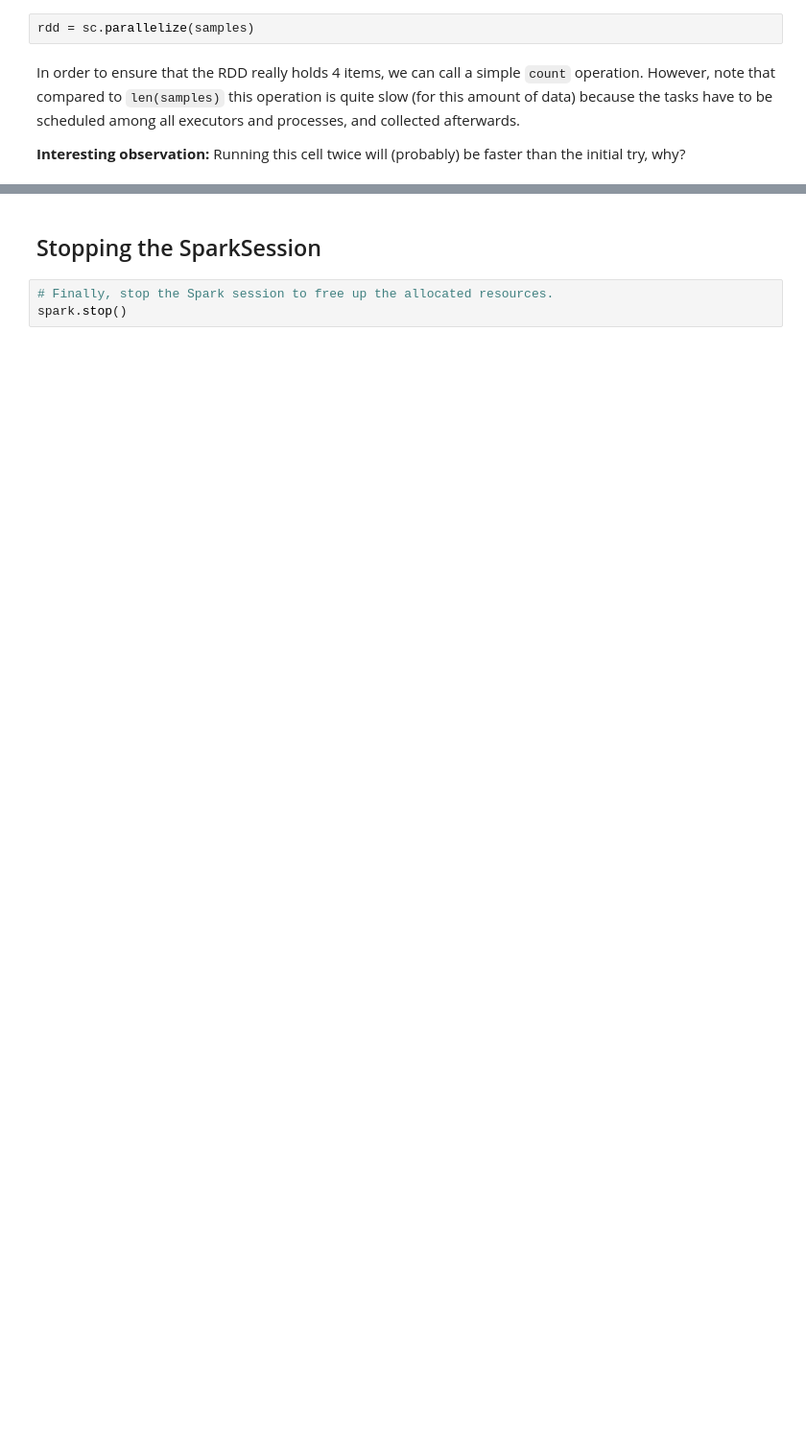
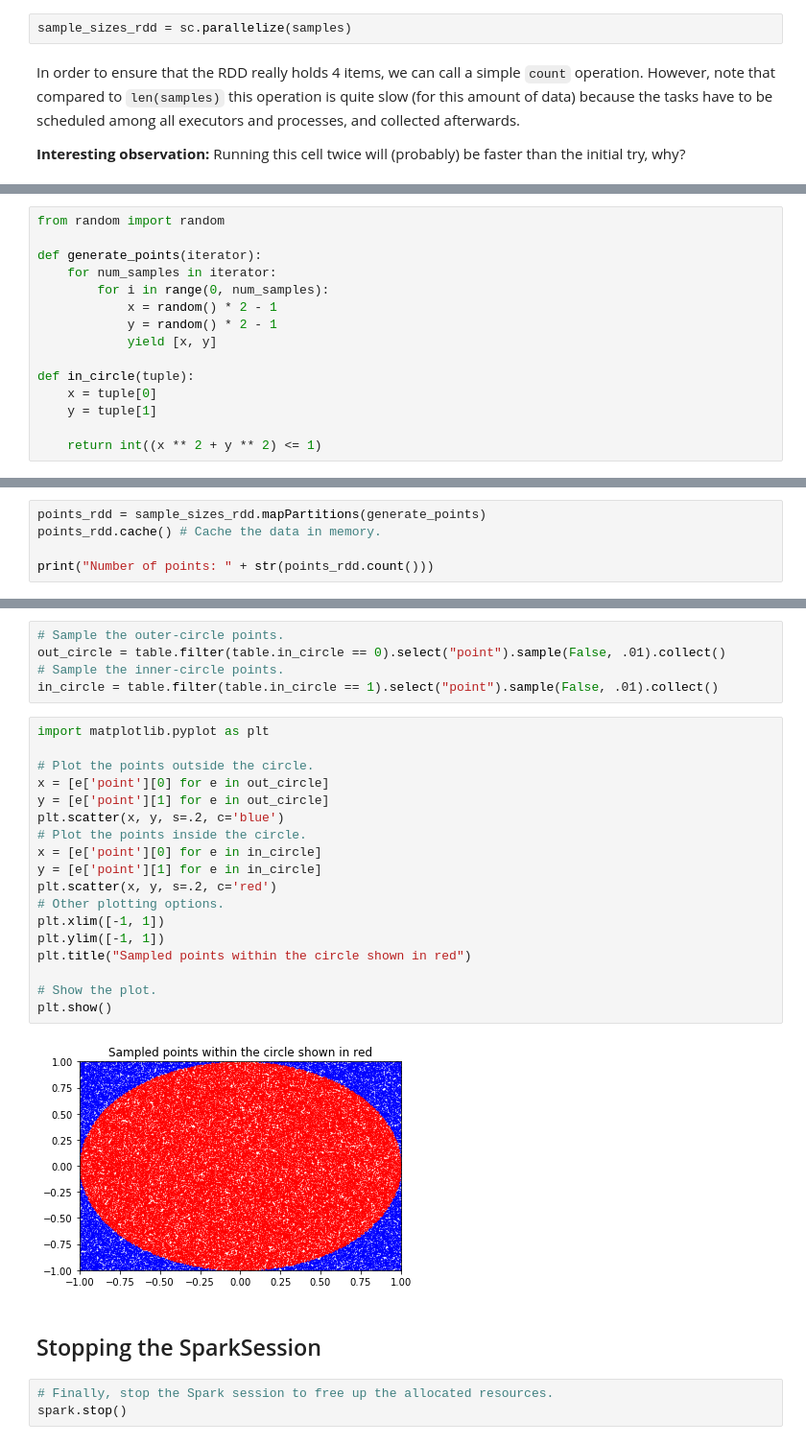
Before and after one commit to glouppe/info8002-large-scale-data-systems, a Jupyter notebook: tutorials/spark-tutorial.ipynb, the cells around one changed output, grey strips where cells are left out. Shown at 96% size. Saved outputs shown, nothing was run; the diff lists cells and outputs as text; blank space fills up the shorter version.

```diff
--- a/tutorials/spark-tutorial.ipynb
+++ b/tutorials/spark-tutorial.ipynb
@@ -114,7 +117,7 @@ samples = [samples_per_process] * num_parallel_tasks
 # %% [markdown]
 Now we have a list in the driver program which specifies the number of samples per process, we have to parallelize that list over the cluster.
 # %%
-rdd = sc.parallelize(samples)
+sample_sizes_rdd = sc.parallelize(samples)
 # %% [markdown]
 In order to ensure that the RDD really holds 4 items, we can call a simple `count` operation. However, note that compared to `len(samples)` this operation is quite slow (for this amount of data) because the tasks have to be scheduled among all executors and processes, and collected afterwards.
 
@@ -125,0 +139,15 @@ True
+# %%
+from random import random
+
+def generate_points(iterator):
+    for num_samples in iterator:
+        for i in range(0, num_samples):
+            x = random() * 2 - 1
+            y = random() * 2 - 1
+            yield [x, y]
+
+def in_circle(tuple):
+    x = tuple[0]
+    y = tuple[1]
+
+    return int((x ** 2 + y ** 2) <= 1)
@@ -125,0 +181,5 @@ True
+# %%
+points_rdd = sample_sizes_rdd.mapPartitions(generate_points)
+points_rdd.cache() # Cache the data in memory.
+
+print("Number of points: " + str(points_rdd.count()))
@@ -126,3 +222,28 @@ True
+# %%
+# Sample the outer-circle points.
+out_circle = table.filter(table.in_circle == 0).select("point").sample(False, .01).collect()
+# Sample the inner-circle points.
+in_circle = table.filter(table.in_circle == 1).select("point").sample(False, .01).collect()
+# %%
+import matplotlib.pyplot as plt
+
+# Plot the points outside the circle.
+x = [e['point'][0] for e in out_circle]
+y = [e['point'][1] for e in out_circle]
+plt.scatter(x, y, s=.2, c='blue')
+# Plot the points inside the circle.
+x = [e['point'][0] for e in in_circle]
+y = [e['point'][1] for e in in_circle]
+plt.scatter(x, y, s=.2, c='red')
+# Other plotting options.
+plt.xlim([-1, 1])
+plt.ylim([-1, 1])
+plt.title("Sampled points within the circle shown in red")
+
+# Show the plot.
+plt.show()
+# %% [output]
+[figure, added]
 # %% [markdown]
 ## Stopping the SparkSession
 # %%
```
Also changed, not shown: parts of 13 cells of this notebook.
